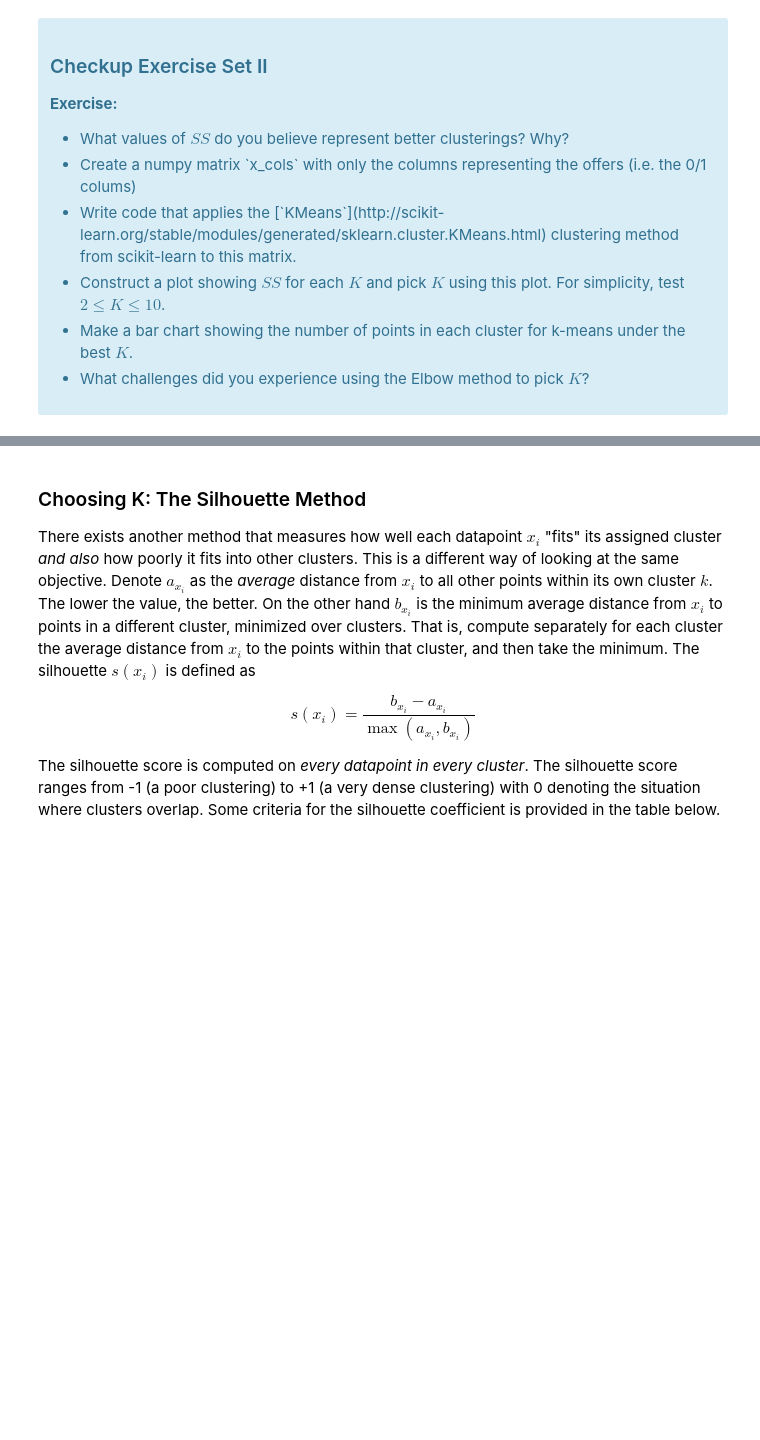
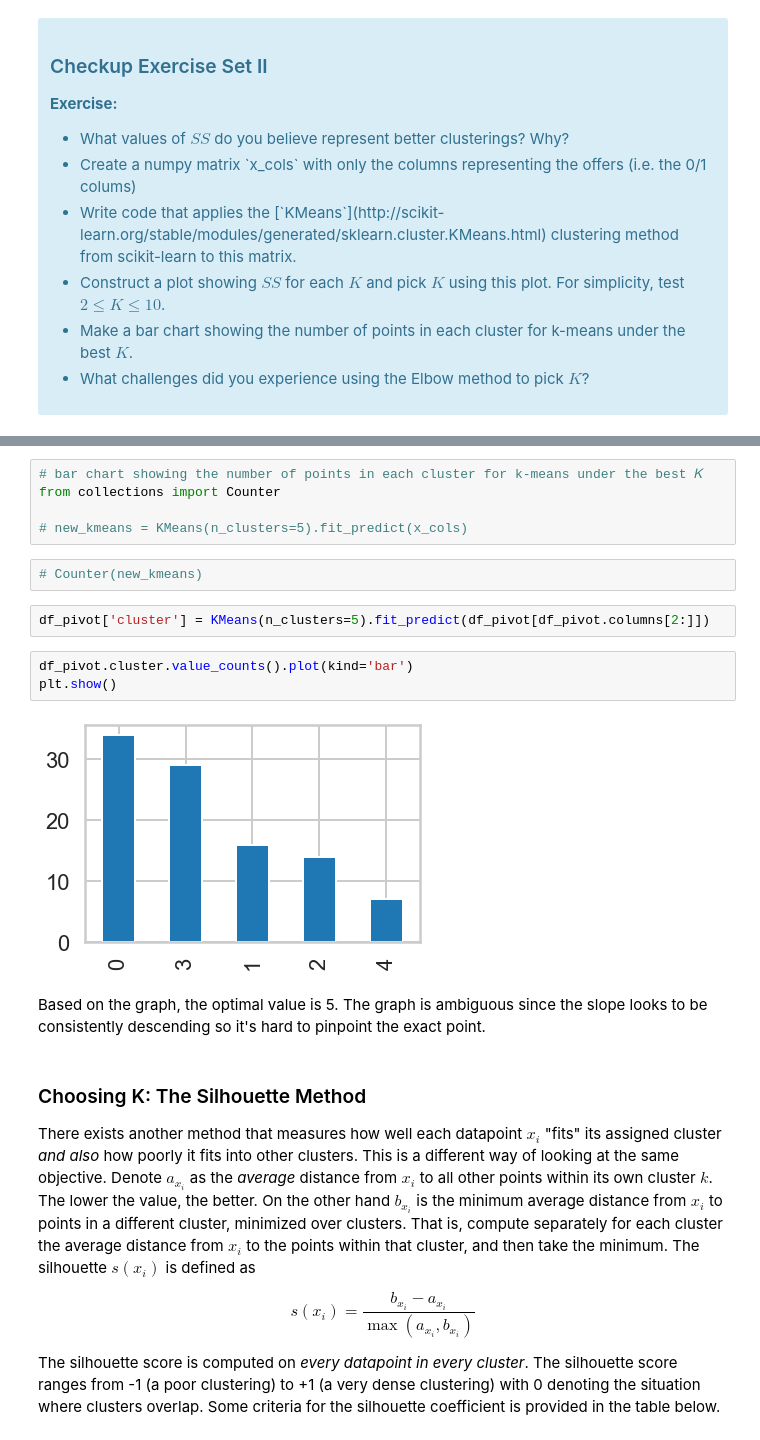
Before and after one commit to annafin/Springboard-Data-Science, a Jupyter notebook: unit_10_machine_learning/clustering/Mini_Project_Clustering.ipynb, the cells around one changed output, grey strips where cells are left out. Drawn from its saved outputs; the diff is of its cells as text; blank space fills up the shorter version.

```diff
--- a/unit_10_machine_learning/clustering/Mini_Project_Clustering.ipynb
+++ b/unit_10_machine_learning/clustering/Mini_Project_Clustering.ipynb
@@ -91,3 +162,19 @@ where $x_i$ is a point, $C_k$ represents cluster $k$ and $\mu_k$ is the centroid
+# %%
+# bar chart showing the number of points in each cluster for k-means under the best 𝐾
+from collections import Counter
+
+# new_kmeans = KMeans(n_clusters=5).fit_predict(x_cols)
+# %%
+# Counter(new_kmeans)
+# %%
+df_pivot['cluster'] = KMeans(n_clusters=5).fit_predict(df_pivot[df_pivot.columns[2:]])
+# %%
+df_pivot.cluster.value_counts().plot(kind='bar')
+plt.show()
+# %% [output]
+[figure, added]
+# %% [markdown]
+Based on the graph, the optimal value is 5. The graph is ambiguous since the slope looks to be consistently descending so it's hard to pinpoint the exact point.
 # %% [markdown]
 ### Choosing K: The Silhouette Method
 
```
Also changed, not shown: parts of 25 cells of this notebook.
